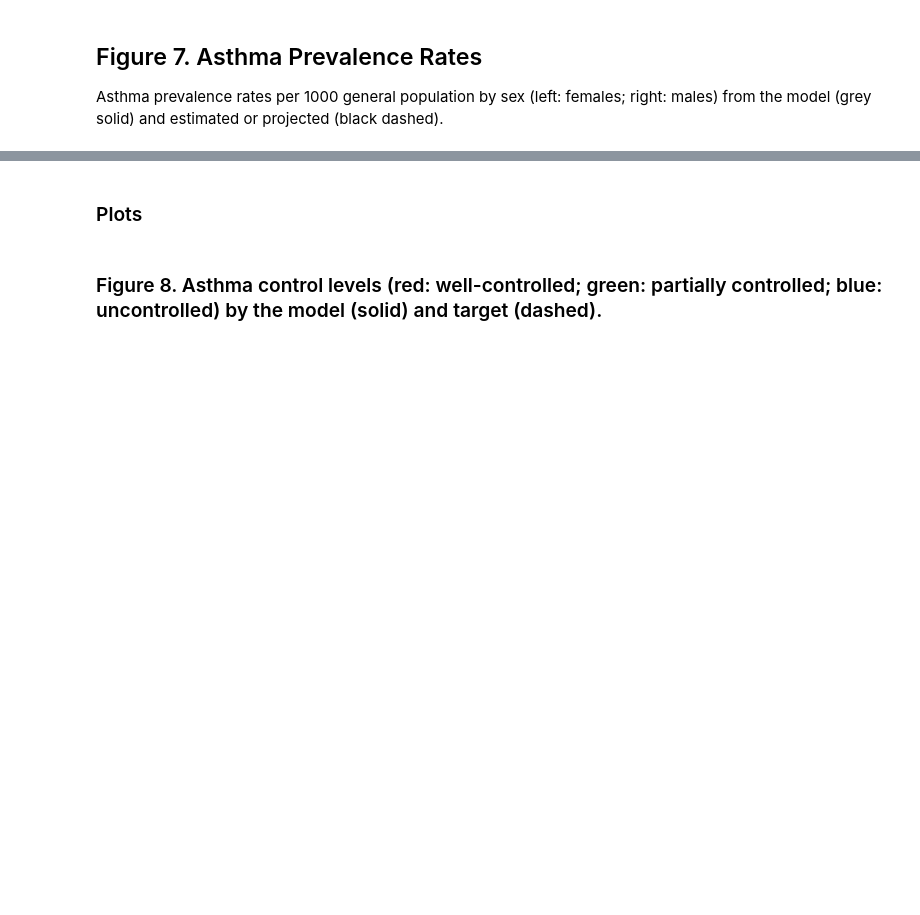
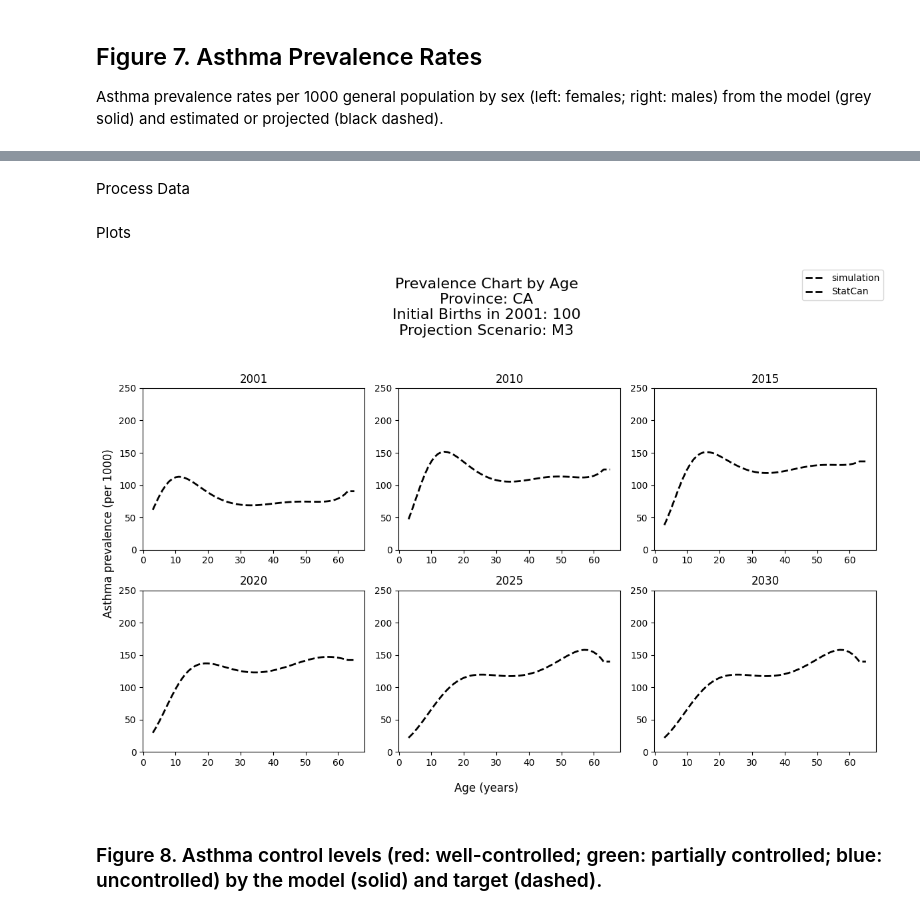
Before and after one commit to resplab/leap, a Jupyter notebook: validation.ipynb, the cells around one changed output, grey strips where cells are left out. Drawn from its saved outputs; the diff is of its cells as text; code cells hidden in the pictures; blank space fills up the shorter version.

Commit message:
correct fig 8 statscan part of plot

```diff
--- a/validation.ipynb
+++ b/validation.ipynb
@@ -224,65 +224,71 @@ Asthma prevalence rates per 1000 general population by sex (left: females; right
 # %%
-# Read and process obsereved stats asthma prevalence data
-asthma_prev = pd.read_csv(get_data_path("processed_data/master_asthma_prev_inc.csv"))
-asthma_prev = asthma_prev[asthma_prev["age"] <= 60]
-asthma_prev['sex'] = asthma_prev['sex'].map(lambda s: "F" if s == 0 else "M")
+# Read obsereved StatsCanada asthma prevalence data
+target_prev_df = pd.read_csv(get_data_path("processed_data/master_asthma_prev_inc.csv"))
 
 # Read simulation asthma prevalence data
-simualtion_prev_df = pd.read_csv(
+model_prev_df = pd.read_csv(
     pathlib.Path(PATH_OUTPUT, f"{RUN_BUNDLE_NAME}/outcome_matrix_asthma_prevalence.csv")
 )
-# %% [markdown]
-### Plots
+# %% [markdown]
+Process Data
+# %%
+# Filter StatsCanada day by ages under 65 years for the figure
+target_prev_df = target_prev_df[target_prev_df["age"] <= 65]
+# Change sex data type from boolean {0, 1} to letter {'F', 'M'}
+target_prev_df['sex'] = target_prev_df['sex'].map(lambda s: "F" if s == 0 else "M")
+# Scale up prev values by 1000 for the y-axis
+target_prev_df['prev'] *= 1000
+
+# Filter simulation data by ages under 65 year
+model_prev_df = model_prev_df[model_prev_df["age"] <= 65]
+# %% [markdown]
+Plots
 # %%
 # Figure Parameters
-figure_years = range(2024, 2027)
+figure_years = [2001, 2010, 2015, 2020, 2025, 2030]
 num_cols = min(len(figure_years), 3)
 num_rows = int(np.ceil(len(figure_years) / num_cols))
 # %%
-fig, axs = plt.subplots(nrows=num_rows, ncols=num_cols, figsize=(5 * num_cols, 5 * num_rows))
+fig, axs = plt.subplots(nrows=num_rows, ncols=num_cols, figsize=(4 * num_cols, 4 * num_rows))
 
+# Loop over figure years to make one plot per year
 for i, year in enumerate(figure_years):
+    # Get axis for current plot by indexing with i
     if num_rows == 1:
         if num_cols == 1:
             ax: plt.Axes = axs
         else:
             ax: plt.Axes = axs[i % num_cols]
     else:
-        ax: plt.Axes = axs[i // num_rows][i % num_cols]
+        ax: plt.Axes = axs[i // num_cols][i % num_cols]
 
-    # Filter stats data by current year
-    canada_pop_filtered_df = (
-        asthma_prev.query("year == @year and sex == 'M'")
-        .groupby("age").sum().reset_index()
-    )
-    canada_pop_filtered_df["prev"] *= 100
+    # Filter by current year
+    target_prev_filtered_df = target_prev_df[target_prev_df['year'] == year]
+    # Filter by males only
+    target_prev_filtered_df = target_prev_filtered_df[target_prev_filtered_df['sex'] == 'F']
 
-    simualtion_prev_filtered_df = (
-        simualtion_prev_df.query("year == @year and sex == 'M'")
-        .groupby("age").sum().reset_index()
-    )
-
-    ax.plot(simualtion_prev_filtered_df["age"], simualtion_prev_filtered_df["n_asthma"],
-            color="grey", linestyle="solid", linewidth=2)
-    ax.plot(canada_pop_filtered_df["age"], canada_pop_filtered_df["prev"],
+    ax.plot(target_prev_filtered_df["age"], target_prev_filtered_df["prev"],
             color="black", linestyle="dashed", linewidth=2)
 
+    # Set title and axis limits
+    ax.set_title(f"{year}", fontsize=12)
+    ax.set_ylim(0, 250)
 
-    # Title and Labels
-    ax.set_title(f"{year}", fontsize=12)
-
+# Additional figure details
 fig.supxlabel("Age (years)")
 fig.supylabel("Asthma prevalence (per 1000)")
 fig.suptitle(
     f"Prevalence Chart by Age\n"+
     f"Province: {PROVINCE}\n"+
     f"Initial Births in {STARTING_YEAR}: {N_BIRTHS}\n"+
     f"Projection Scenario: {PROJECTION_SCENARIO}",
     fontsize=16
 )
 fig.legend(["simulation", "StatCan"])
 plt.tight_layout(rect=[0, 0, 1, 0.95])
 plt.show()
+# %% [output]
+[figure, added]
 # %% [markdown]
 ### Figure 8. Asthma control levels (red: well-controlled; green: partially controlled; blue: uncontrolled) by the model (solid) and target (dashed).
 # %%
```
Also changed, not shown: parts of 2 cells of this notebook.
